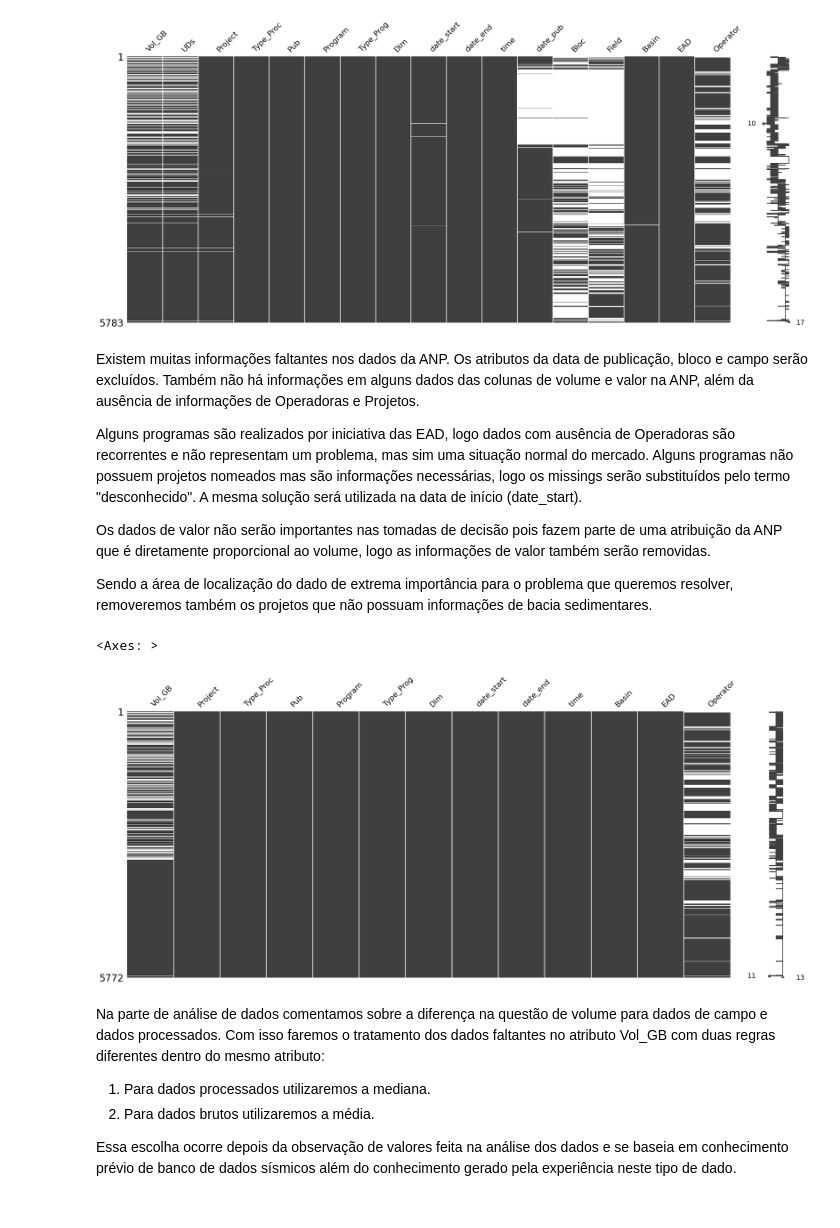
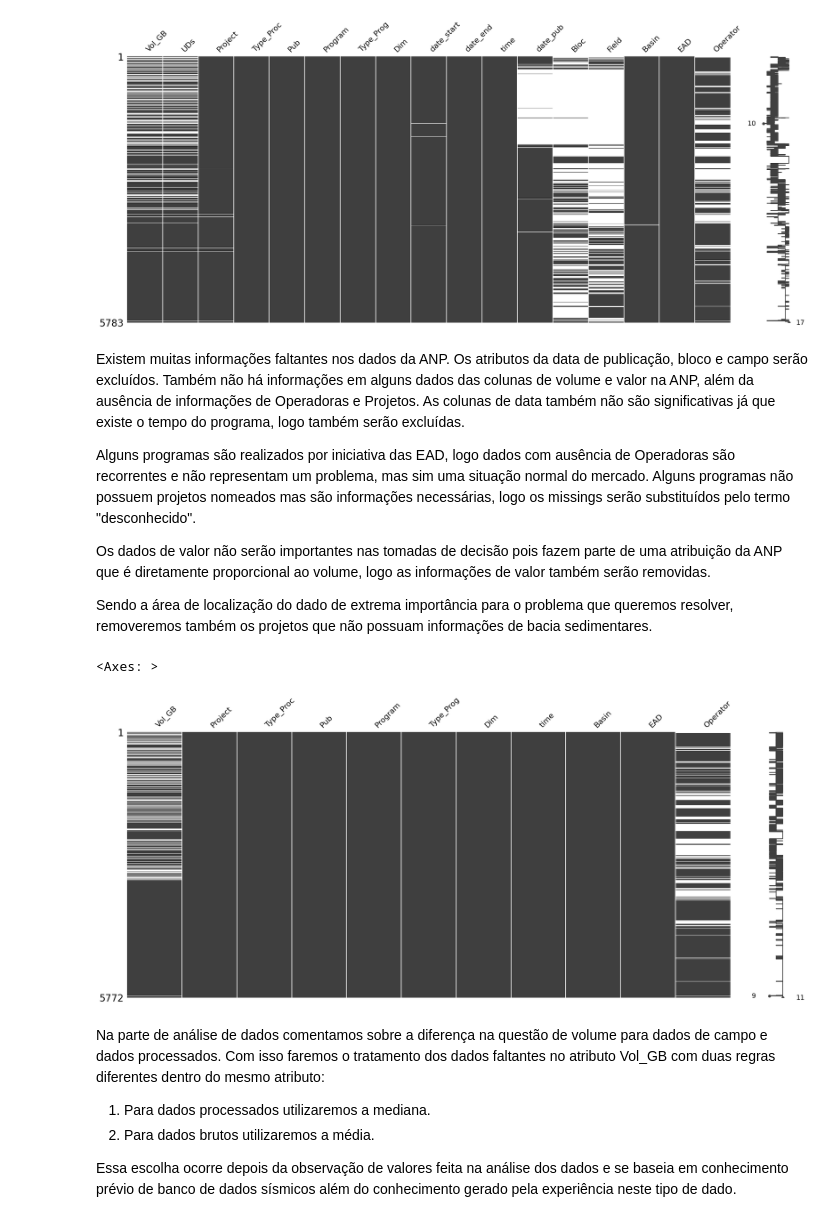
Before and after one commit to leoalexandre/MVP_ADBP, a Jupyter notebook: mvp_anp_seismic.ipynb, the cells around one changed output. Saved outputs shown, nothing was run; the diff lists cells and outputs as text; code cells hidden in the pictures.

```diff
--- a/mvp_anp_seismic.ipynb
+++ b/mvp_anp_seismic.ipynb
@@ -468,9 +468,9 @@ ms.matrix(programas)
 <Axes: >
 [figure]
 # %% [markdown]
-Existem muitas informações faltantes nos dados da ANP. Os atributos da data de publicação, bloco e campo serão excluídos. Também não há informações em alguns dados das colunas de volume e valor na ANP, além da ausência de informações de Operadoras e Projetos.
+Existem muitas informações faltantes nos dados da ANP. Os atributos da data de publicação, bloco e campo serão excluídos. Também não há informações em alguns dados das colunas de volume e valor na ANP, além da ausência de informações de Operadoras e Projetos. As colunas de data também não são significativas já que existe o tempo do programa, logo também serão excluídas.
 
-Alguns programas são realizados por iniciativa das EAD, logo dados com ausência de Operadoras são recorrentes e não representam um problema, mas sim uma situação normal do mercado. Alguns programas não possuem projetos nomeados mas são informações necessárias, logo os missings serão substituídos pelo termo "desconhecido". A mesma solução será utilizada na data de início (date_start).
+Alguns programas são realizados por iniciativa das EAD, logo dados com ausência de Operadoras são recorrentes e não representam um problema, mas sim uma situação normal do mercado. Alguns programas não possuem projetos nomeados mas são informações necessárias, logo os missings serão substituídos pelo termo "desconhecido".
 
 Os dados de valor não serão importantes nas tomadas de decisão pois fazem parte de uma atribuição da ANP que é diretamente proporcional ao volume, logo as informações de valor também serão removidas.
 
@@ -478,25 +478,27 @@ Sendo a área de localização do dado de extrema importância para o problema q
 # %%
 # substituindo os espaços missing por 'desconhecido' no atributo Project e na data inicial
 programas['Project'].fillna('desconhecido', inplace=True)
 programas['date_start'].fillna('desconhecido', inplace=True)
 
-# removendo as colunas predefinidas devido aos missings ('UDs', 'date_pub', 'Bloc' e 'Field')
+# removendo as colunas predefinidas
 programas.drop(['UDs'], axis=1, inplace= True)
 programas.drop(['date_pub'], axis=1, inplace= True)
 programas.drop(['Bloc'], axis=1, inplace= True)
 programas.drop(['Field'], axis=1, inplace= True)
+programas.drop(['date_start'], axis=1, inplace= True)
+programas.drop(['date_end'], axis=1, inplace= True)
 
 # removendo as linhas com informações nulas de bacia sedimentar
 programas = programas[programas['Basin'].notna()]
 
 # removendo as linhas com informações nulas de tipo de processamento
 programas = programas[programas['Type_Proc'].notna()]
 
 # exibindo visualização matricial da nulidade do dataset
 ms.matrix(programas)
 # %% [output]
 <Axes: >
-[figure, old version]
+[figure, new version]
 # %% [markdown]
 Na parte de análise de dados comentamos sobre a diferença na questão de volume para dados de campo e dados processados. Com isso faremos o tratamento dos dados faltantes no atributo Vol_GB com duas regras diferentes dentro do mesmo atributo:
  1. Para dados processados utilizaremos a mediana.
```
Also changed, not shown: parts of 6 cells of this notebook.
